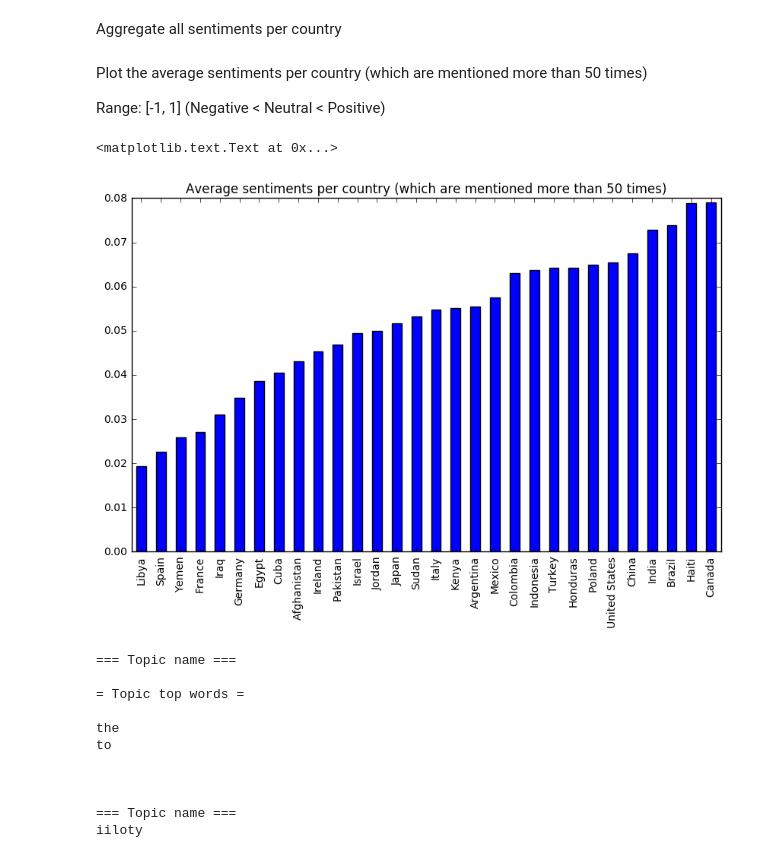
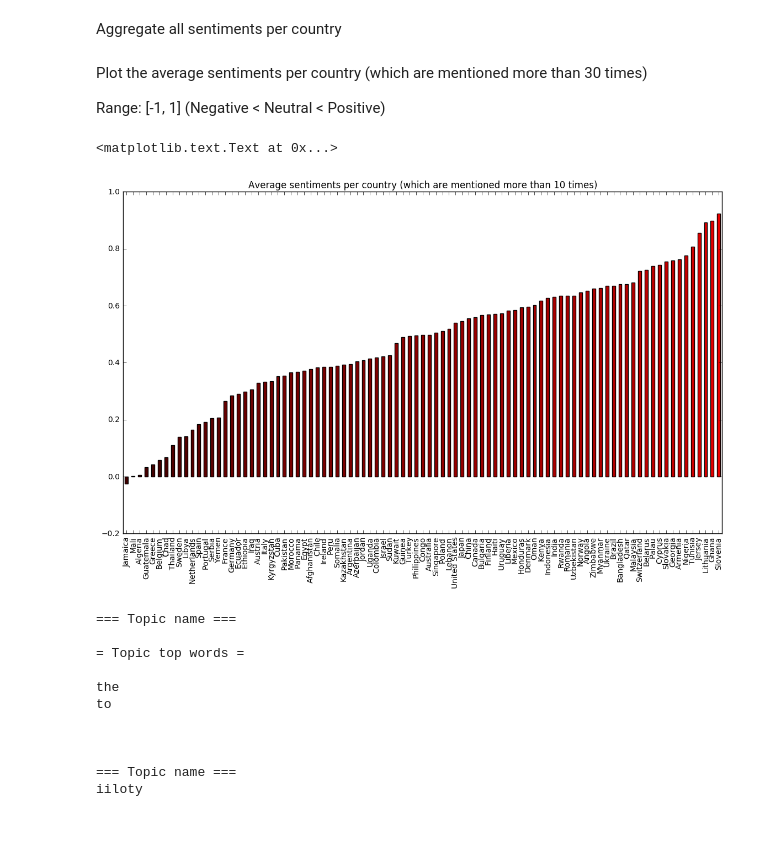
Before and after one commit to bojbilla/AdaHomeworks, a Jupyter notebook: 05 - Taming Text/HW5.ipynb, the cells around one changed output. Saved outputs shown, nothing was run; the diff lists cells and outputs as text; code cells hidden in the pictures; blank space fills up the shorter version.

Commit message:
nice plot

```diff
--- a/05 - Taming Text/HW5.ipynb
+++ b/05 - Taming Text/HW5.ipynb
@@ -182,33 +176,33 @@ for (k, v_arr) in countries_sentiments.items():
 df = pd.DataFrame.from_dict(data=counts, orient='index')
 df.columns = ['Counts']
 df_sorted = df.sort_values(by='Counts')
-df_sorted = df_sorted[df_sorted.Counts > 50]
+df_sorted = df_sorted[df_sorted.Counts > 10]
 # %% [markdown]
 Aggregate all sentiments per country
 # %%
 countries_agg_sentiments = {}
 for (k, sent_arr) in countries_sentiments.items():
     size = len(sent_arr)
-    neg = 0
-    pos = 0
+    cmp = 0
+    mean = 0
     for sent in sent_arr:
-        neg = neg - sent['neg']
-        pos = pos + sent['pos']
-    mean = (neg+pos)/size
-    countries_agg_sentiments[k] = {'mean': mean, 'neg_m': neg/size, 'pos_m': pos/size}
+        cmp = cmp + sent['compound']
+    mean = (cmp)/size
+    countries_agg_sentiments[k] = {'compound':mean}
 # %% [markdown]
-Plot the average sentiments per country (which are mentioned more than 50 times)
+Plot the average sentiments per country (which are mentioned more than 30 times)
 
 Range: [-1, 1] (Negative < Neutral < Positive)
 # %%
 df2 = pd.DataFrame.from_dict(data=countries_agg_sentiments, orient='index')
-df2 = df2.join(df_sorted, how='inner').sort_values(by='mean')
-plt.figure(figsize=(10,6))
-df2['mean'].plot(kind='bar')
-plt.title('Average sentiments per country (which are mentioned more than 50 times)')
+df2 = df2.join(df_sorted, how='inner').sort_values(by='compound')
+plt.figure(figsize=(14,8))
+cmap = [((df2['compound'][x]+1)*(df2['compound'][x]+1)/4, 0, 0) for x in range(len(df2['compound']))]
+df2['compound'].plot(kind='bar', color=cmap)
+plt.title('Average sentiments per country (which are mentioned more than 10 times)')
 # %% [output]
 <matplotlib.text.Text at 0x...>
-[figure, old version]
+[figure, new version]
 # %%
 # Exercise 3
 from gensim import corpora, models
```
Also changed, not shown: parts of 3 cells of this notebook.
